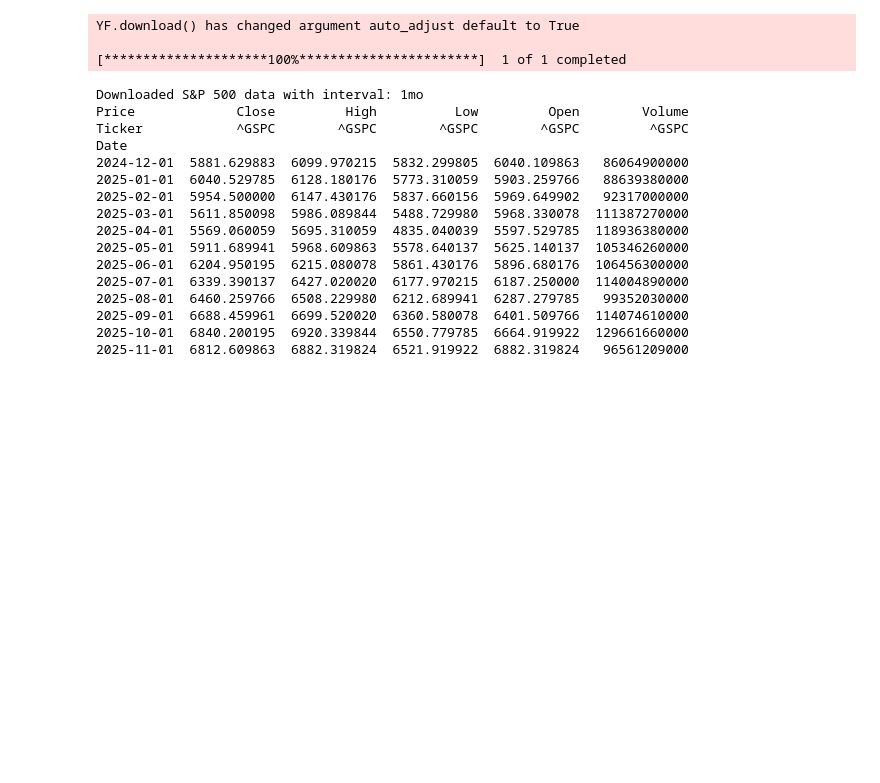
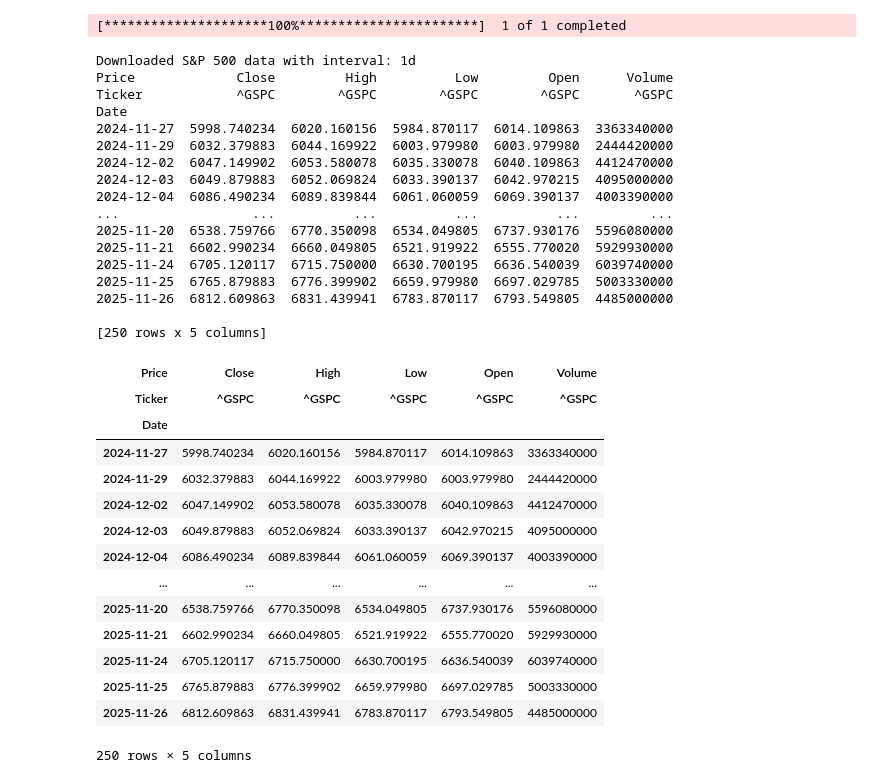
Before and after one commit to adilonam/setup-predictor, a Jupyter notebook: main.ipynb, the cells around one changed output. Cells and saved outputs as stored; diff of their text form; code cells hidden in the pictures; blank space fills up the shorter version.

```diff
--- a/main.ipynb
+++ b/main.ipynb
@@ -2,33 +2,32 @@
 import yfinance as yf
 
 # Choose an interval: '1d' (daily), '1wk' (weekly), '1mo' (monthly), etc.
-interval = '1mo'  # Change this to '1wk' or '1mo' as needed
-
+interval = '1d'  # Change this to '1wk' or '1mo' as needed
+symbol = "^GSPC"
 # Download historical data for S&P 500 (^GSPC) with the chosen interval
-sp500 = yf.download("^GSPC", period="1y", interval=interval)
+sp500 = yf.download(symbol, period="1y", interval=interval)
 
 print(f"Downloaded S&P 500 data with interval: {interval}")
 print(sp500)
 # %% [output]
-YF.download() has changed argument auto_adjust default to True
-
 [*********************100%***********************]  1 of 1 completed
-Downloaded S&P 500 data with interval: 1mo
-Price             Close         High          Low         Open        Volume
-Ticker            ^GSPC        ^GSPC        ^GSPC        ^GSPC         ^GSPC
+Downloaded S&P 500 data with interval: 1d
+Price             Close         High          Low         Open      Volume
+Ticker            ^GSPC        ^GSPC        ^GSPC        ^GSPC       ^GSPC
 Date
-2024-12-01  5881.629883  6099.970215  5832.299805  6040.109863   86064900000
-2025-01-01  6040.529785  6128.180176  5773.310059  5903.259766   88639380000
-2025-02-01  5954.500000  6147.430176  5837.660156  5969.649902   92317000000
-2025-03-01  5611.850098  5986.089844  5488.729980  5968.330078  111387270000
-2025-04-01  5569.060059  5695.310059  4835.040039  5597.529785  118936380000
-2025-05-01  5911.689941  5968.609863  5578.640137  5625.140137  105346260000
-2025-06-01  6204.950195  6215.080078  5861.430176  5896.680176  106456300000
-2025-07-01  6339.390137  6427.020020  6177.970215  6187.250000  114004890000
-2025-08-01  6460.259766  6508.229980  6212.689941  6287.279785   99352030000
-2025-09-01  6688.459961  6699.520020  6360.580078  6401.509766  114074610000
-2025-10-01  6840.200195  6920.339844  6550.779785  6664.919922  129661660000
-2025-11-01  6812.609863  6882.319824  6521.919922  6882.319824   96561209000
+2024-11-27  5998.740234  6020.160156  5984.870117  6014.109863  3363340000
+2024-11-29  6032.379883  6044.169922  6003.979980  6003.979980  2444420000
+2024-12-02  6047.149902  6053.580078  6035.330078  6040.109863  4412470000
+2024-12-03  6049.879883  6052.069824  6033.390137  6042.970215  4095000000
+2024-12-04  6086.490234  6089.839844  6061.060059  6069.390137  4003390000
+...                 ...          ...          ...          ...         ...
+2025-11-20  6538.759766  6770.350098  6534.049805  6737.930176  5596080000
+2025-11-21  6602.990234  6660.049805  6521.919922  6555.770020  5929930000
+2025-11-24  6705.120117  6715.750000  6630.700195  6636.540039  6039740000
+2025-11-25  6765.879883  6776.399902  6659.979980  6697.029785  5003330000
+2025-11-26  6812.609863  6831.439941  6783.870117  6793.549805  4485000000
+
+[250 rows x 5 columns]
 # %%
 import plotly.graph_objects as go
 
@@ -57,3 +56,21 @@ fig.update_layout(
 
 # Show the chart
 fig.show()
+# %%
+sp500
+# %% [output]
+| Price | Close | High | Low | Open | Volume |
+| Ticker | ^GSPC | ^GSPC | ^GSPC | ^GSPC | ^GSPC |
+| Date |  |  |  |  |  |
+| 2024-11-27 | 5998.740234 | 6020.160156 | 5984.870117 | 6014.109863 | 3363340000 |
+| 2024-11-29 | 6032.379883 | 6044.169922 | 6003.979980 | 6003.979980 | 2444420000 |
+| 2024-12-02 | 6047.149902 | 6053.580078 | 6035.330078 | 6040.109863 | 4412470000 |
+| 2024-12-03 | 6049.879883 | 6052.069824 | 6033.390137 | 6042.970215 | 4095000000 |
+| 2024-12-04 | 6086.490234 | 6089.839844 | 6061.060059 | 6069.390137 | 4003390000 |
+| ... | ... | ... | ... | ... | ... |
+| 2025-11-20 | 6538.759766 | 6770.350098 | 6534.049805 | 6737.930176 | 5596080000 |
+| 2025-11-21 | 6602.990234 | 6660.049805 | 6521.919922 | 6555.770020 | 5929930000 |
+| 2025-11-24 | 6705.120117 | 6715.750000 | 6630.700195 | 6636.540039 | 6039740000 |
+| 2025-11-25 | 6765.879883 | 6776.399902 | 6659.979980 | 6697.029785 | 5003330000 |
+| 2025-11-26 | 6812.609863 | 6831.439941 | 6783.870117 | 6793.549805 | 4485000000 |
+250 rows × 5 columns
```
Also changed, not shown: parts of 1 cell of this notebook, 5 other files.
